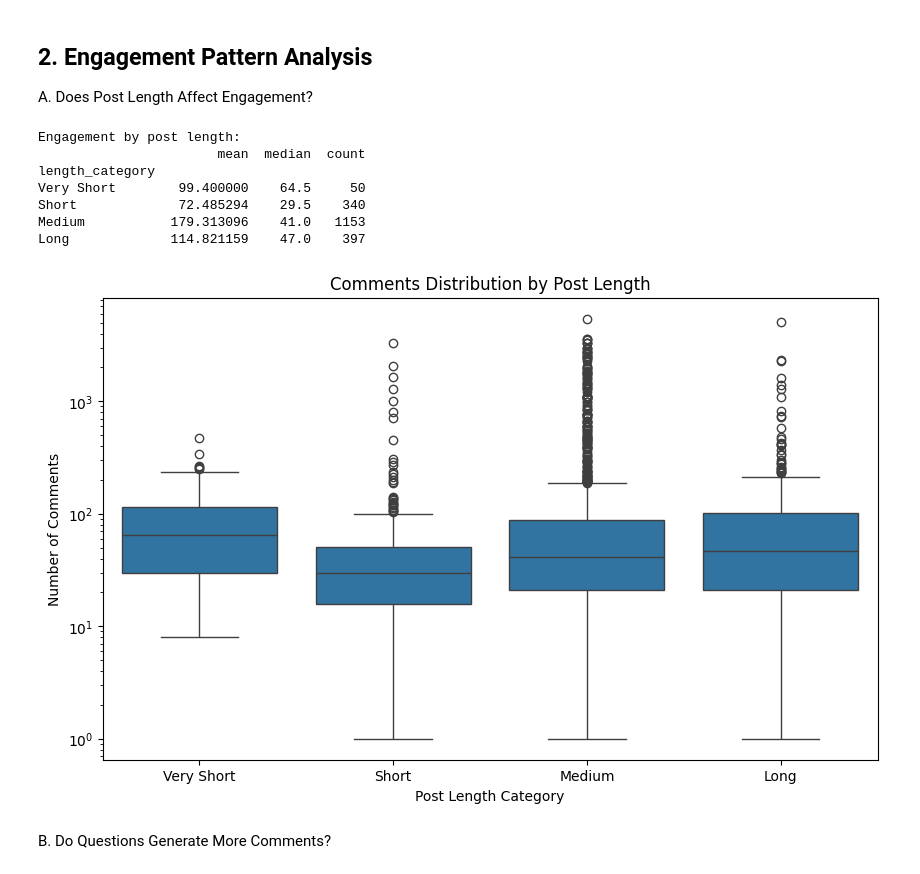
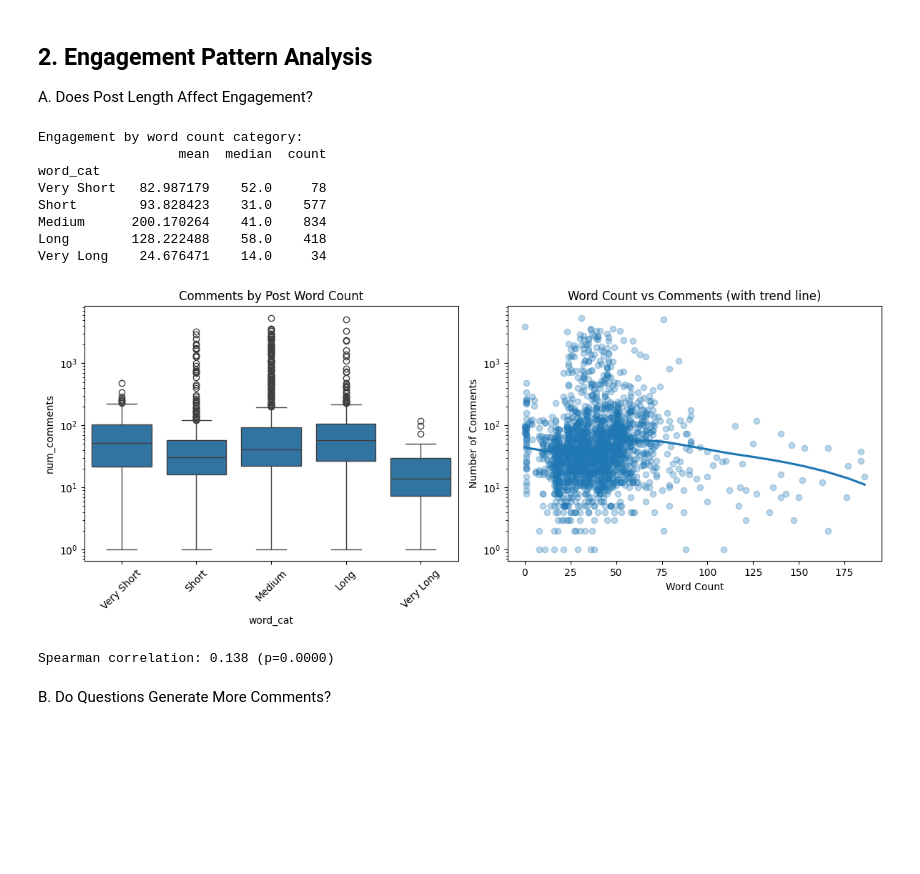
Before and after one commit to birhanumoges/Social-Media-Comment-Analysis, a Jupyter notebook: analysis_notebooks/EDA_Analysis.ipynb, the cells around one changed output. Drawn from its saved outputs; the diff is of its cells as text; code cells hidden in the pictures; blank space fills up the shorter version.

```diff
--- a/analysis_notebooks/EDA_Analysis.ipynb
+++ b/analysis_notebooks/EDA_Analysis.ipynb
@@ -401,33 +401,51 @@ Top 10 bigrams/trigrams in comments:
 ## 2. Engagement Pattern Analysis
 A. Does Post Length Affect Engagement?
 # %%
-# Create length categories
-posts['length_category'] = pd.cut(posts['text_length'],
-                                   bins=[0, 50, 150, 300, 1000],
-                                   labels=['Very Short', 'Short', 'Medium', 'Long'])
+# Create word count categories
+posts['word_cat'] = pd.cut(posts['word_count'],
+                           bins=[0, 10, 30, 50, 100, 500],
+                           labels=['Very Short', 'Short', 'Medium', 'Long', 'Very Long'])
 
-# Average comments by length category
-length_engagement = posts.groupby('length_category', observed=True)['num_comments'].agg(['mean', 'median', 'count'])
-print("Engagement by post length:")
-print(length_engagement)
+# Engagement by word count
+wc_engagement = posts.groupby('word_cat', observed=True)['num_comments'].agg(['mean', 'median', 'count'])
+print("Engagement by word count category:")
+print(wc_engagement)
 
 # Visualization
-plt.figure(figsize=(10, 6))
-sns.boxplot(x='length_category', y='num_comments', data=posts, order=['Very Short', 'Short', 'Medium', 'Long'])
-plt.title('Comments Distribution by Post Length')
-plt.xlabel('Post Length Category')
+plt.figure(figsize=(12, 5))
+
+plt.subplot(1, 2, 1)
+sns.boxplot(x='word_cat', y='num_comments', data=posts, order=['Very Short', 'Short', 'Medium', 'Long', 'Very Long'])
+plt.title('Comments by Post Word Count')
+plt.yscale('log')
+plt.xticks(rotation=45)
+
+plt.subplot(1, 2, 2)
+# Scatter plot with trend line
+sns.regplot(x='word_count', y='num_comments', data=posts, scatter_kws={'alpha':0.3}, lowess=True)
+plt.title('Word Count vs Comments (with trend line)')
+plt.xlabel('Word Count')
 plt.ylabel('Number of Comments')
-plt.yscale('log')  # Log scale due to outliers
+plt.yscale('log')
+
+plt.tight_layout()
 plt.show()
+
+# Correlation (Spearman for non-linear)
+from scipy.stats import spearmanr
+corr, p_val = spearmanr(posts['word_count'], posts['num_comments'])
+print(f"Spearman correlation: {corr:.3f} (p={p_val:.4f})")
 # %% [output]
-Engagement by post length:
-                       mean  median  count
-length_category
-Very Short        99.400000    64.5     50
-Short             72.485294    29.5    340
-Medium           179.313096    41.0   1153
-Long             114.821159    47.0    397
+Engagement by word count category:
+                  mean  median  count
+word_cat
+Very Short   82.987179    52.0     78
+Short        93.828423    31.0    577
+Medium      200.170264    41.0    834
+Long        128.222488    58.0    418
+Very Long    24.676471    14.0     34
-[figure, old version]
+[figure, new version]
+Spearman correlation: 0.138 (p=0.0000)
 # %% [markdown]
 B. Do Questions Generate More Comments?
 # %%
```
Also changed, not shown: parts of 3 cells of this notebook.
